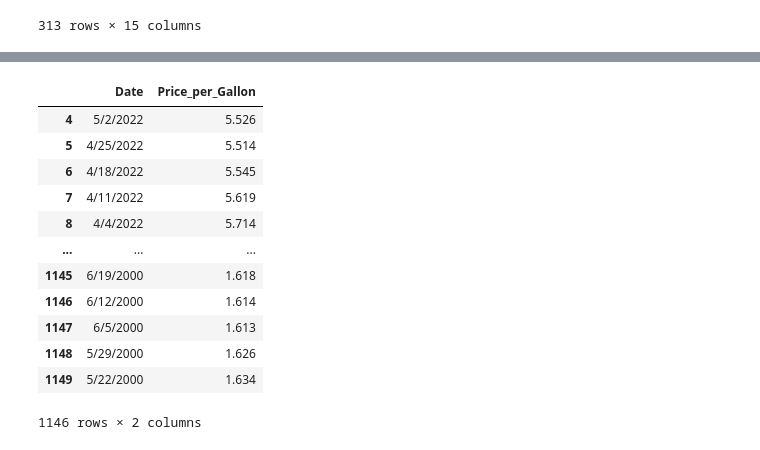
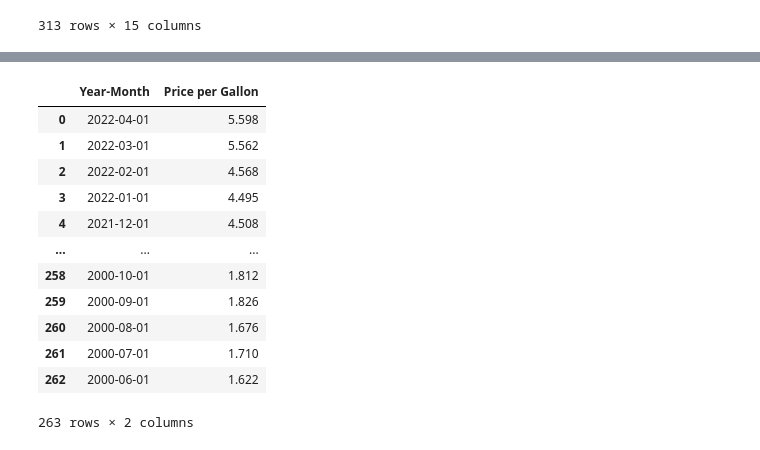
Before and after one commit to FIRE-Phoebe/Gas_Price_analysis, a Jupyter notebook: weekly_to_monthly_df.ipynb, the cells around one changed output, grey strips where cells are left out. Drawn from its saved outputs; the diff is of its cells as text; code cells hidden in the pictures.

Commit message:
data cleaning

```diff
--- a/weekly_to_monthly_df.ipynb
+++ b/weekly_to_monthly_df.ipynb
@@ -157,4 +159,4 @@ gas_price_by_type_by_month_df
 # %%
-cali_all_form_retail_gas_price_df = pd.read_csv('Resources/Weekly_California_Regular_All_Formulations_Retail_Gasoline_Prices.csv')
-cali_all_form_retail_gas_price_df.head(10)
+cali_all_form_retail_gas_prices_df = pd.read_csv('Resources/California_Regular_All_Formulations_Retail_Gasoline_Prices.csv',skiprows=4)
+cali_all_form_retail_gas_prices_df.head(10)
 # %% [output]
@@ -188,0 +174,3 @@ cali_all_form_retail_gas_price_df
+# %%
+cali_all_form_retail_gas_prices_df["Date"] = pd.to_datetime(cali_all_form_retail_gas_prices_df["Month"])
+cali_all_form_retail_gas_prices_df.head()
@@ -188,0 +184,4 @@ cali_all_form_retail_gas_price_df
+# %%
+cali_all_form_retail_gas_prices_df = pd.DataFrame(data=cali_all_form_retail_gas_prices_df, columns=["Date",
+            "California Regular All Formulations Retail Gasoline Prices Dollars per Gallon"])
+cali_all_form_retail_gas_prices_df
@@ -189,18 +202,18 @@ cali_all_form_retail_gas_price_df
 # %%
-cali_all_form_retail_gas_price_df = cali_all_form_retail_gas_price_df.rename(columns=
-            {"Weekly California Regular All Formulations Retail Gasoline Prices":"Date", "Unnamed: 1":"Price_per_Gallon"})
-cali_all_form_retail_gas_price_df
+cali_all_form_retail_gas_prices_df= cali_all_form_retail_gas_prices_df.rename(columns={"Date":"Year-Month",
+        "California Regular All Formulations Retail Gasoline Prices Dollars per Gallon":"Price per Gallon"})
+cali_all_form_retail_gas_prices_df
 # %% [output]
-|  | Date | Price_per_Gallon |
-| 4 | 5/2/2022 | 5.526 |
-| 5 | 4/25/2022 | 5.514 |
-| 6 | 4/18/2022 | 5.545 |
-| 7 | 4/11/2022 | 5.619 |
-| 8 | 4/4/2022 | 5.714 |
+|  | Year-Month | Price per Gallon |
+| 0 | 2022-04-01 | 5.598 |
+| 1 | 2022-03-01 | 5.562 |
+| 2 | 2022-02-01 | 4.568 |
+| 3 | 2022-01-01 | 4.495 |
+| 4 | 2021-12-01 | 4.508 |
 | ... | ... | ... |
-| 1145 | 6/19/2000 | 1.618 |
-| 1146 | 6/12/2000 | 1.614 |
-| 1147 | 6/5/2000 | 1.613 |
-| 1148 | 5/29/2000 | 1.626 |
-| 1149 | 5/22/2000 | 1.634 |
+| 258 | 2000-10-01 | 1.812 |
+| 259 | 2000-09-01 | 1.826 |
+| 260 | 2000-08-01 | 1.676 |
+| 261 | 2000-07-01 | 1.710 |
+| 262 | 2000-06-01 | 1.622 |
-1146 rows × 2 columns
+263 rows × 2 columns
```
Also changed, not shown: parts of 26 cells of this notebook, 6 other files.
